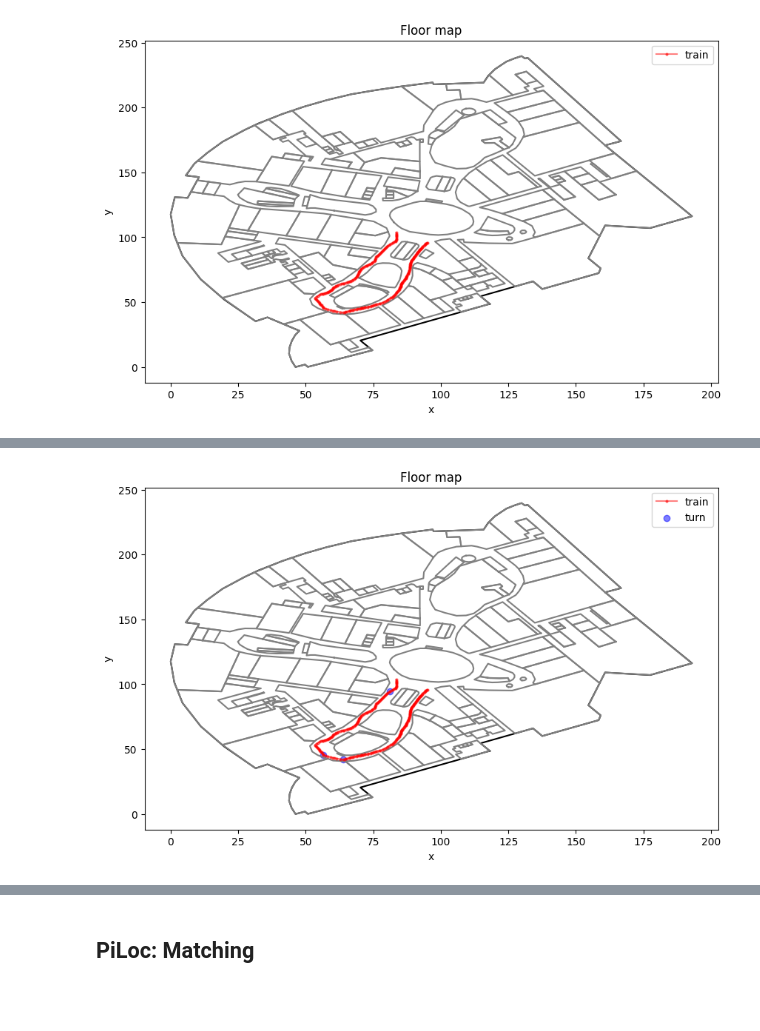
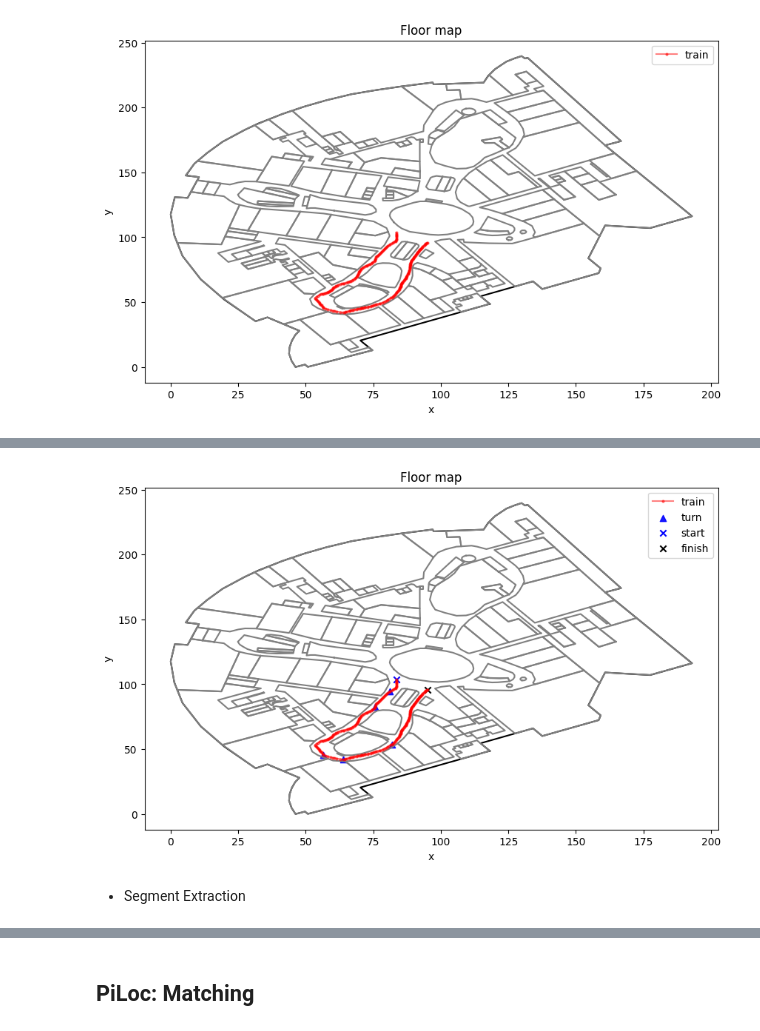
Before and after one commit to hungnd11/my-thesis, a Jupyter notebook: code/notebooks/piloc.ipynb, the cells around one changed output, grey strips where cells are left out. Cells and saved outputs as stored; diff of their text form; code cells hidden in the pictures; blank space fills up the shorter version.

Commit message:
PiLoc: segment alignment and matching

```diff
--- a/code/notebooks/piloc.ipynb
+++ b/code/notebooks/piloc.ipynb
@@ -265,14 +264,15 @@ step_heading_degrees = np.degrees(step_headings[:, 1])
 d1_step_timestamps = step_timestamps[1:] - step_timestamps[:-1]
 d2_step_timestamps = d1_step_timestamps[1:] - d1_step_timestamps[:-1]
 
-
 d1_step_headings = step_heading_degrees[1:] - step_heading_degrees[:-1]
 
-turn_indices = np.where(np.abs(d1_step_headings) >= 25)[0]
+turn_indices = np.where(np.abs(d1_step_headings) >= 20)[0]
 
 ax.plot(d1_step_headings, label="step heading [d1]")
+ax.axhline(y=-20, color="red")
+ax.axhline(y=20, color="red")
 if len(turn_indices) > 0:
-  ax.scatter(turn_indices, d1_step_headings[turn_indices], marker='o', color="red", label="turn point")
+  ax.scatter(turn_indices, d1_step_headings[turn_indices], marker='^', color="red", label="turn point")
 
 plt.show()
 # %% [output]
@@ -280,27 +280,42 @@ plt.show()
 # %%
 fig, ax = plt.subplots(1, 1, figsize=(10, 6))
 
 plot_floor_map(floor_polygons, store_polygons, ax=ax)
 
 waypoint_location = transform_func(step_locations[:, 1:])
+
 ax.plot(waypoint_location[:, 0],
         waypoint_location[:, 1],
         marker="o",
         markersize=2,
         color="red",
         label="train",
         alpha=0.5)
 
 ax.scatter(waypoint_location[turn_indices + 1, 0],
            waypoint_location[turn_indices + 1, 1],
-           marker="o",
+           marker="^",
            color="blue",
            label="turn",
-           alpha=0.5)
+           alpha=0.9)
+
+ax.scatter(waypoint_location[:1, 0],
+           waypoint_location[:1, 1],
+           marker="x",
+           color="blue",
+           label="start",
+           alpha=1.0)
+
+ax.scatter(waypoint_location[-1:, 0],
+           waypoint_location[-1:, 1],
+           marker="x",
+           color="black",
+           label="finish",
+           alpha=1.0)
 
 ax.legend()
 
 plt.ticklabel_format(useOffset=False)
 plt.show()
 # %% [output]
-[figure, old version]
+[figure, new version]
@@ -311 +322,3 @@ for turn_index in turn_indices:
+# %% [markdown]
+* Segment Extraction
 # %%
```
Also changed, not shown: parts of 35 cells of this notebook.
